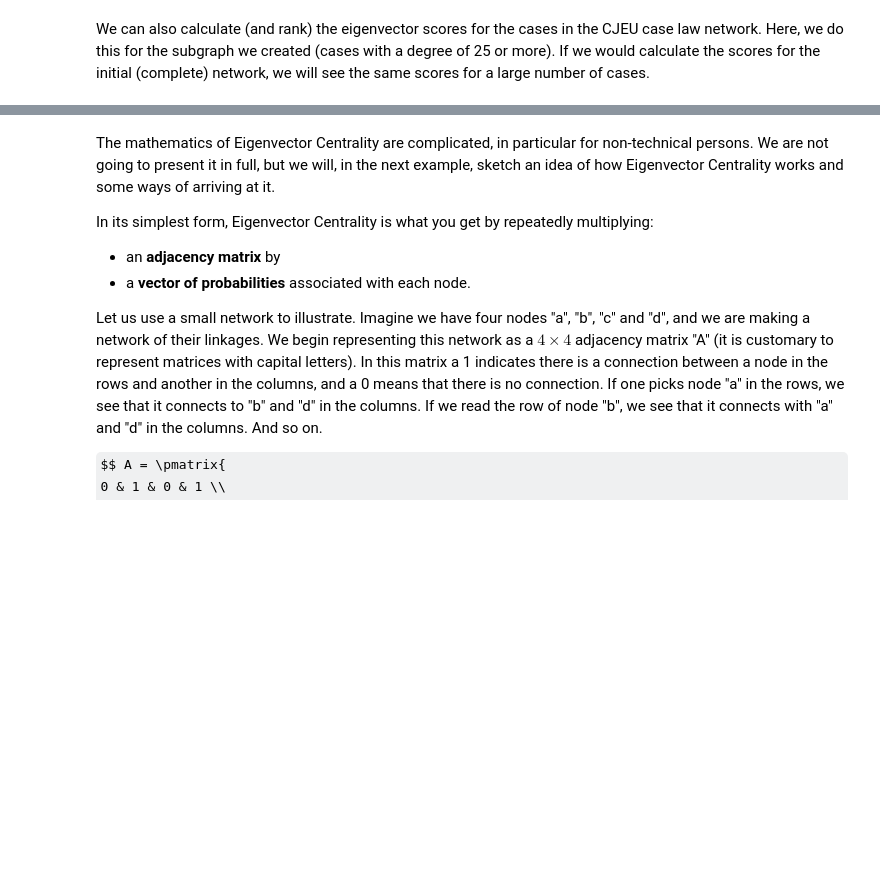
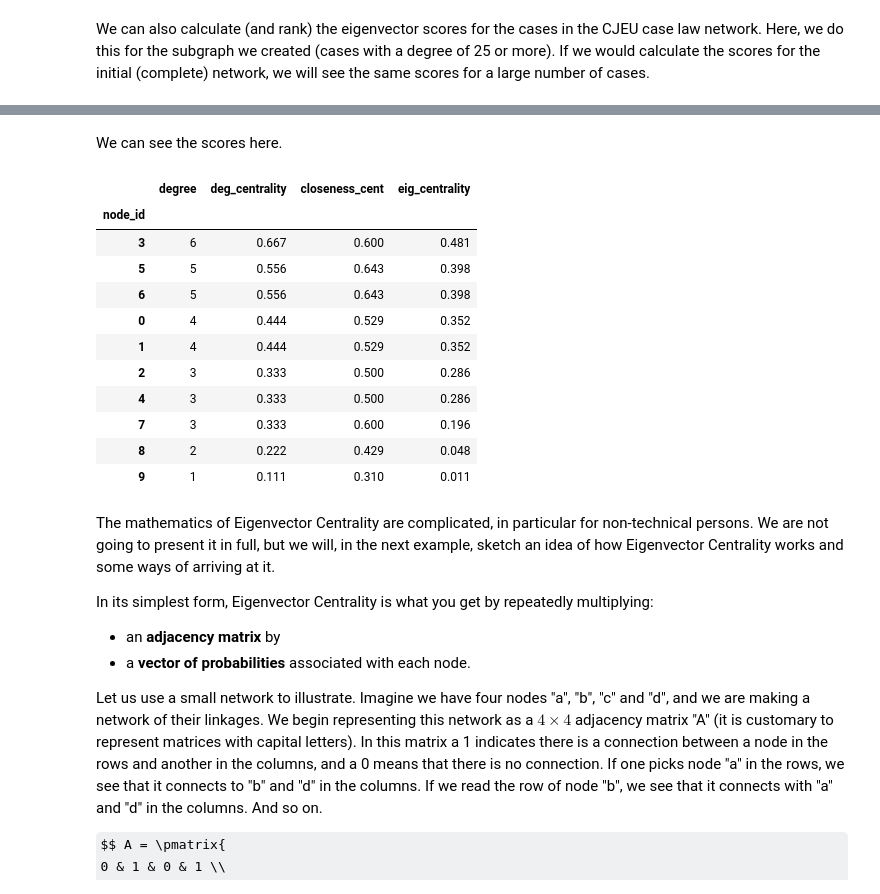
Before and after one commit to maastrichtlawtech/legalnetworkanalysis_textbook, a Jupyter notebook: network_analysis.ipynb, the cells around one changed output, grey strips where cells are left out. Cells and saved outputs as stored; diff of their text form; code cells hidden in the pictures; some formulas as TeX source; blank space fills up the shorter version.

```diff
--- a/network_analysis.ipynb
+++ b/network_analysis.ipynb
@@ -979,3 +1003,35 @@ resdf.sort_values('eigenvector score', ascending=False)
+# %% [markdown]
+We can see the scores here.
+# %%
+degree = nx.degree(g_kite)
+nodeid = list(dict(degree).keys())
+degscore = list(dict(degree).values())
+degcentrality = nx.degree_centrality(g_kite)
+degcentscore = list(dict(degcentrality).values())
+closenesscent = nx.closeness_centrality(g_kite)
+closescores = closenesscent.values()
+eigcentrality = nx.eigenvector_centrality(g_kite)
+eigscore = list(dict(eigcentrality).values())
+reskite3 = pd.DataFrame({"node_id":nodeid,
+                      "degree":degscore,
+                      "deg_centrality":degcentscore,
+                         "closeness_cent": closescores,
+                        "eig_centrality":eigscore})
+reskite3.set_index("node_id", inplace=True)
+reskite3.sort_values('eig_centrality', ascending=False)
+# %% [output]
+|  | degree | deg_centrality | closeness_cent | eig_centrality |
+| node_id |  |  |  |  |
+| 3 | 6 | 0.667 | 0.600 | 0.481 |
+| 5 | 5 | 0.556 | 0.643 | 0.398 |
+| 6 | 5 | 0.556 | 0.643 | 0.398 |
+| 0 | 4 | 0.444 | 0.529 | 0.352 |
+| 1 | 4 | 0.444 | 0.529 | 0.352 |
+| 2 | 3 | 0.333 | 0.500 | 0.286 |
+| 4 | 3 | 0.333 | 0.500 | 0.286 |
+| 7 | 3 | 0.333 | 0.600 | 0.196 |
+| 8 | 2 | 0.222 | 0.429 | 0.048 |
+| 9 | 1 | 0.111 | 0.310 | 0.011 |
 # %% [markdown]
 The mathematics of Eigenvector Centrality are complicated, in particular for non-technical persons. We are not going to present it in full, but we will, in the next example, sketch an idea of how Eigenvector Centrality works and some ways of arriving at it.
 
```
Also changed, not shown: parts of 12 cells of this notebook.
